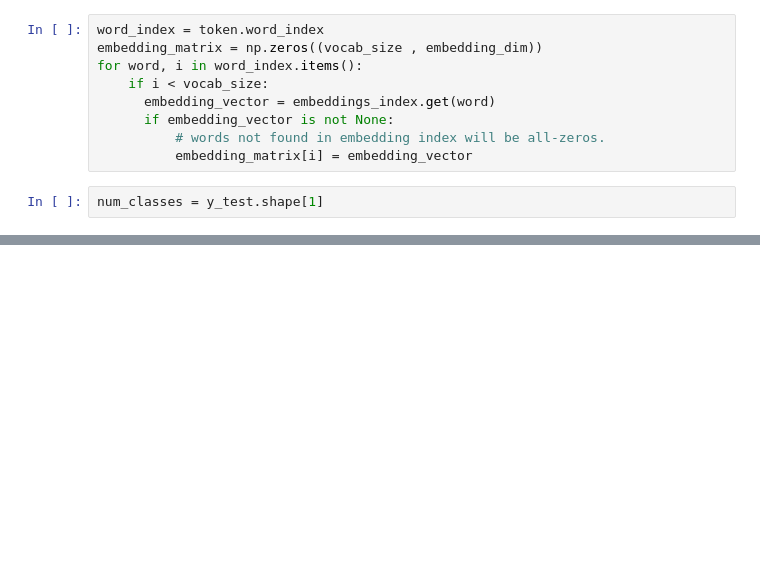
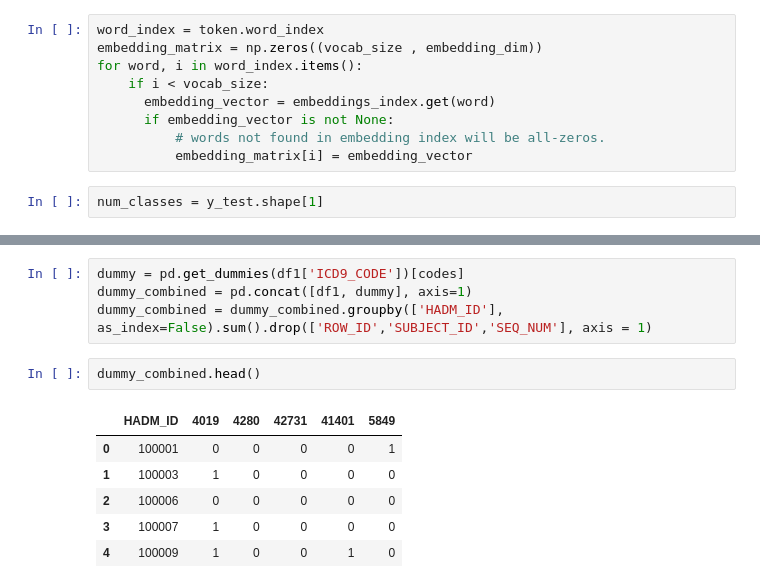
Before and after one commit to liamkl/mimic-nlp, a Jupyter notebook: python/preprocessing_scratchwork.ipynb, the cells around one changed output, grey strips where cells are left out. Cells and saved outputs as stored; diff of their text form; blank space fills up the shorter version.

```diff
--- a/python/preprocessing_scratchwork.ipynb
+++ b/python/preprocessing_scratchwork.ipynb
@@ -250,0 +302,13 @@ Epoch 2/25
+# %%
+dummy = pd.get_dummies(df1['ICD9_CODE'])[codes]
+dummy_combined = pd.concat([df1, dummy], axis=1)
+dummy_combined = dummy_combined.groupby(['HADM_ID'], as_index=False).sum().drop(['ROW_ID','SUBJECT_ID','SEQ_NUM'], axis = 1)
+# %%
+dummy_combined.head()
+# %% [output]
+|  | HADM_ID | 4019 | 4280 | 42731 | 41401 | 5849 |
+| 0 | 100001 | 0 | 0 | 0 | 0 | 1 |
+| 1 | 100003 | 1 | 0 | 0 | 0 | 0 |
+| 2 | 100006 | 0 | 0 | 0 | 0 | 0 |
+| 3 | 100007 | 1 | 0 | 0 | 0 | 0 |
+| 4 | 100009 | 1 | 0 | 0 | 1 | 0 |
```
Also changed, not shown: parts of 11 cells of this notebook.
